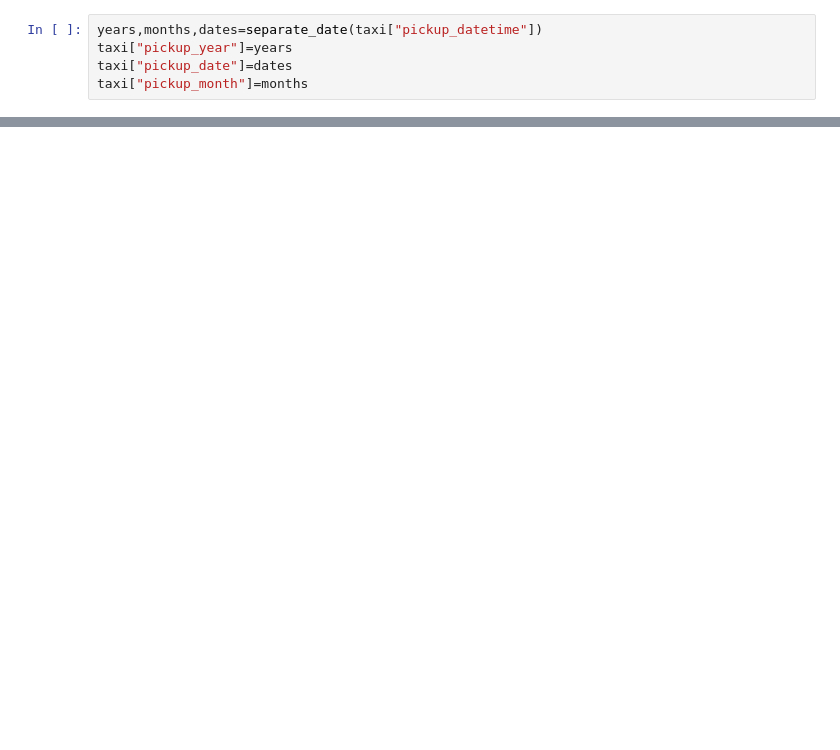
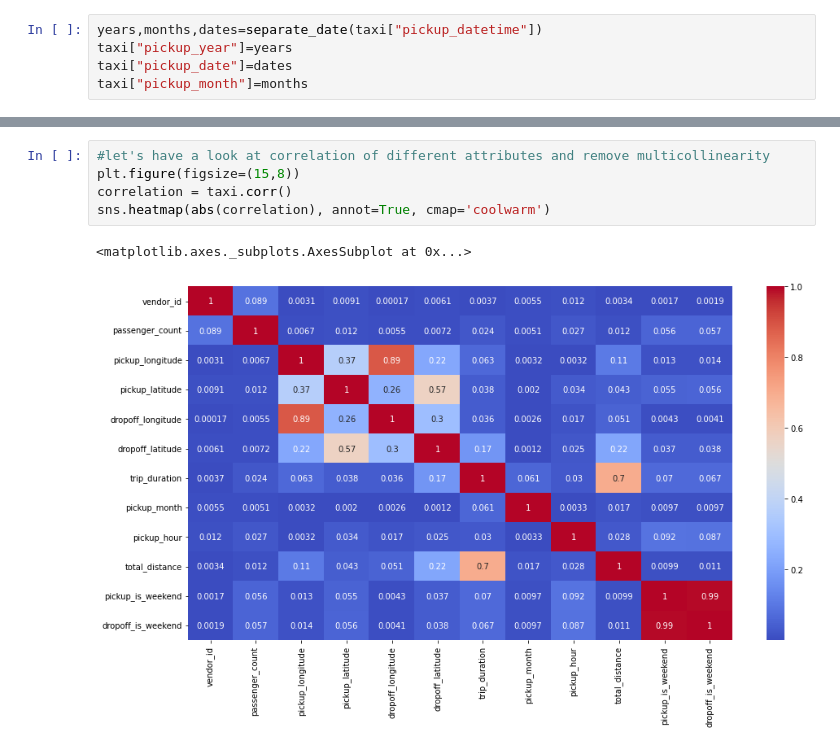
Before and after one commit to gauriagarwal18/Cab-Clock, a Jupyter notebook: NYC_Taxi_Trip_Time_Prediction_Capstone_Project.ipynb, the cells around one changed output, grey strips where cells are left out. Drawn from its saved outputs; the diff is of its cells as text; blank space fills up the shorter version.

```diff
--- a/NYC_Taxi_Trip_Time_Prediction_Capstone_Project.ipynb
+++ b/NYC_Taxi_Trip_Time_Prediction_Capstone_Project.ipynb
@@ -314,0 +417,8 @@ Name: pickup_year, dtype: int64
+# %%
+#let's have a look at correlation of different attributes and remove multicollinearity
+plt.figure(figsize=(15,8))
+correlation = taxi.corr()
+sns.heatmap(abs(correlation), annot=True, cmap='coolwarm')
+# %% [output]
+<matplotlib.axes._subplots.AxesSubplot at 0x...>
+[figure, added]
```
Also changed, not shown: parts of 32 cells of this notebook.
